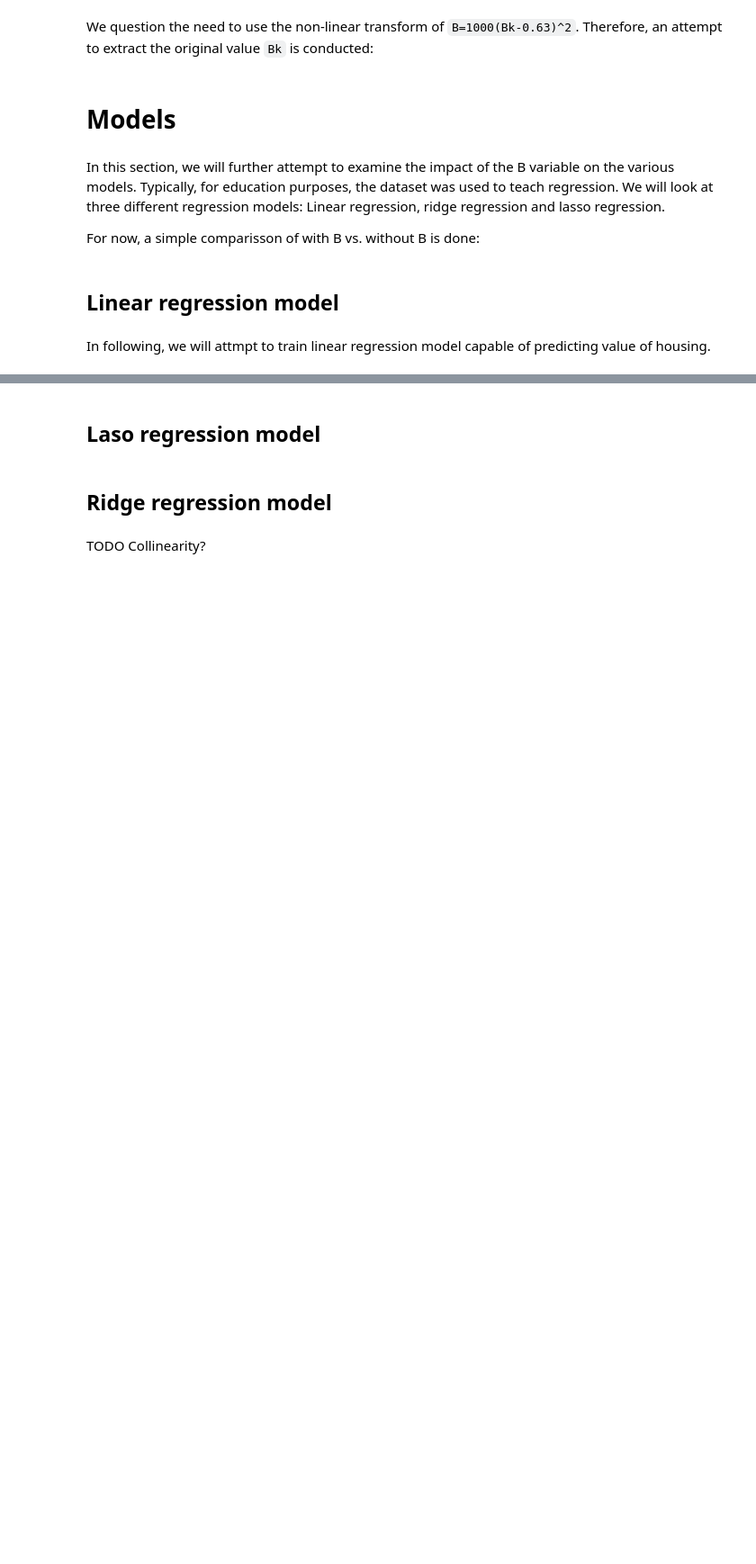
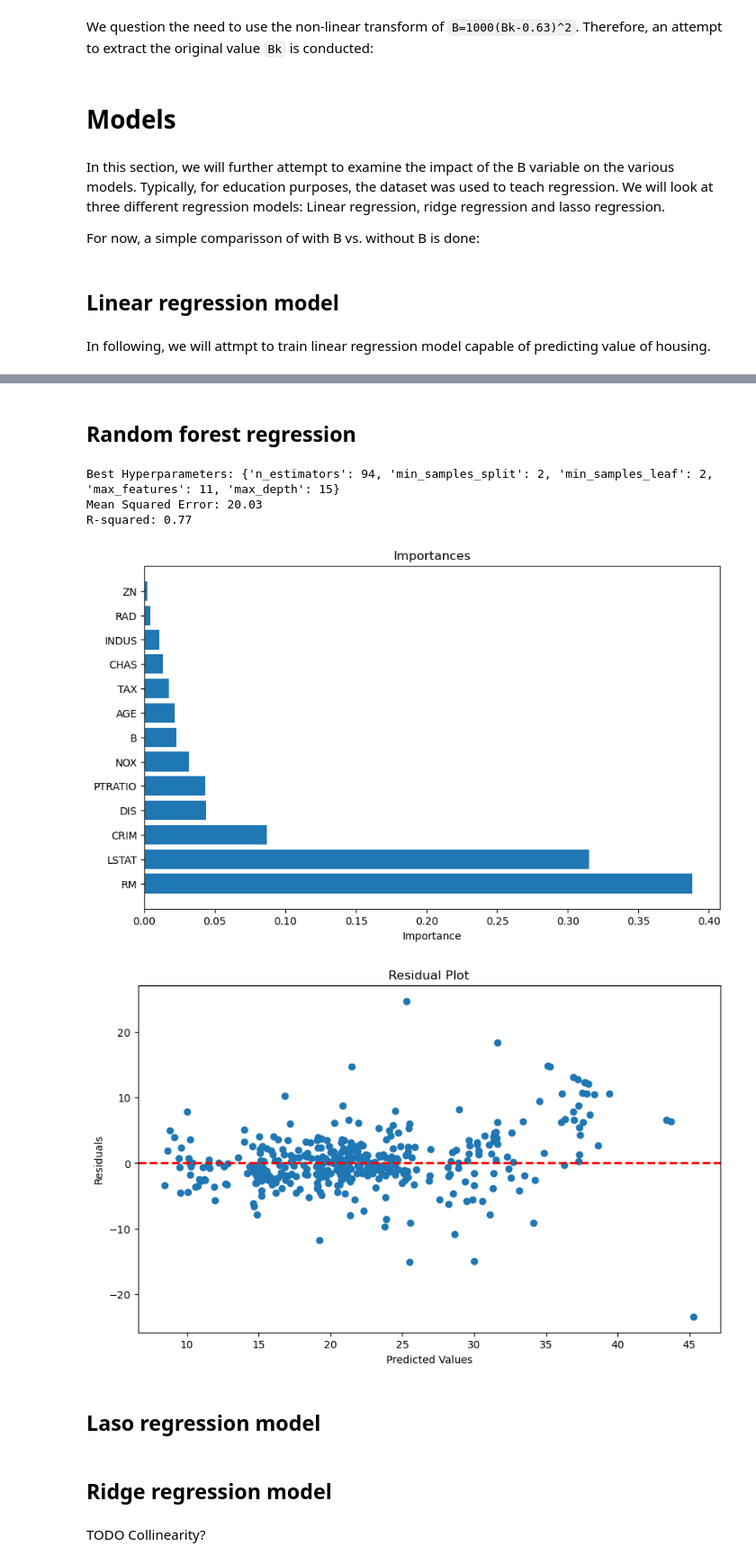
Before and after one commit to Stepan213/JEM207FinalProject, a Jupyter notebook: main.ipynb, the cells around one changed output, grey strips where cells are left out. Shown: that part at 90% size. Cells and saved outputs as stored; diff of their text form; code cells hidden in the pictures; blank space fills up the shorter version.

Commit message:
Random forest regression

```diff
--- a/main.ipynb
+++ b/main.ipynb
@@ -237,3 +330,73 @@ plt.show()
+# %% [markdown]
+## Random forest regression
+# %%
+
+
+X = boston_df.drop('MEDV', axis=1)
+Y = boston_df['MEDV']
+
+X_train, X_test, Y_train, Y_test = train_test_split(X, Y, test_size=0.8, random_state=42)
+
+model_2 = RandomForestRegressor()
+param_dist = {
+    'n_estimators': [int(x) for x in np.linspace(start=10, stop=200, num=10)],
+    'max_features': ['sqrt', 'log2', None] + list(range(1, X.shape[1] + 1)),
+    'max_depth': [int(x) for x in np.linspace(1, 20, num=10)],
+    'min_samples_split': [2, 5, 10],
+    'min_samples_leaf': [1, 2, 4]
+}
+
+
+
+random_search = RandomizedSearchCV(
+    model_2,
+    param_distributions=param_dist,
+    n_iter=10,
+    cv=5,
+    scoring='neg_mean_squared_error',
+    random_state=42,
+    error_score='raise'
+)
+random_search.fit(X_train, Y_train)
+params = random_search.best_params_
+rf_model = RandomForestRegressor(**params)
+rf_model.fit(X_train, Y_train)
+
+
+Y_pred = rf_model.predict(X_test)
+mse = mean_squared_error(Y_test, Y_pred)
+r2 = r2_score(Y_test, Y_pred)
+print(f'Best Hyperparameters: {params}')
+print(f'Mean Squared Error: {mse:.2f}')
+print(f'R-squared: {r2:.2f}')
+
+
+importances = rf_model.feature_importances_
+importance_df = pd.DataFrame({'Feature': X.columns, 'Importance': importances})
+importance_df = importance_df.sort_values(by='Importance', ascending=False)
+
+
+plt.figure(figsize=(10, 6))
+plt.barh(importance_df['Feature'], importance_df['Importance'])
+plt.xlabel('Importance')
+plt.title('Importances')
+plt.show()
+
+resid = Y_test - Y_pred
+
+plt.figure(figsize=(10, 6))
+plt.scatter(Y_pred, resid)
+plt.axhline(y=0, color='red', linestyle='--', linewidth=2)
+plt.xlabel('Predicted Values')
+plt.ylabel('Residuals')
+plt.title('Residual Plot')
+plt.show()
+# %% [output]
+Best Hyperparameters: {'n_estimators': 94, 'min_samples_split': 2, 'min_samples_leaf': 2, 'max_features': 11, 'max_depth': 15}
+Mean Squared Error: 20.03
+R-squared: 0.77
+[figure, added]
+[figure, added]
 # %% [markdown]
 ## Laso regression model
 # %%
```
Also changed, not shown: parts of 7 cells of this notebook.
